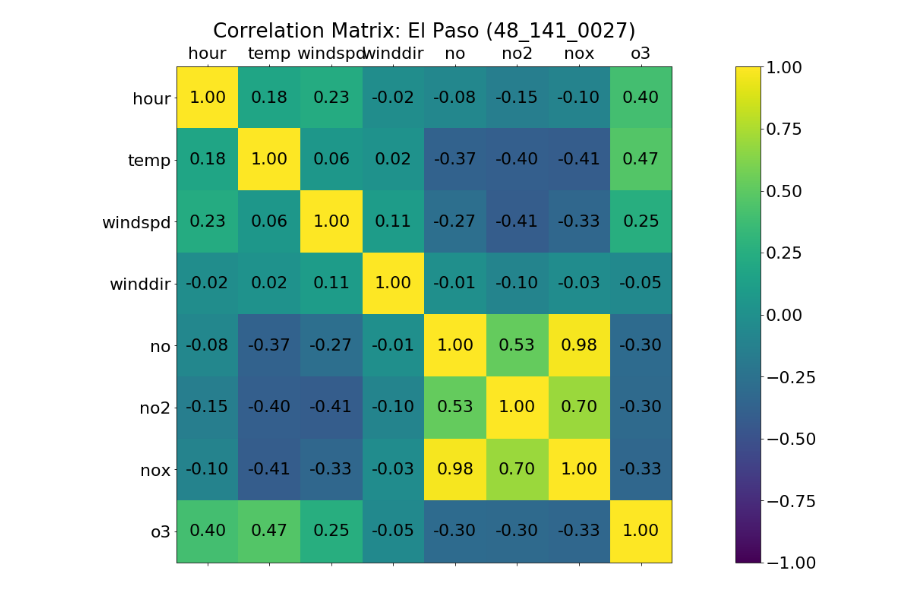
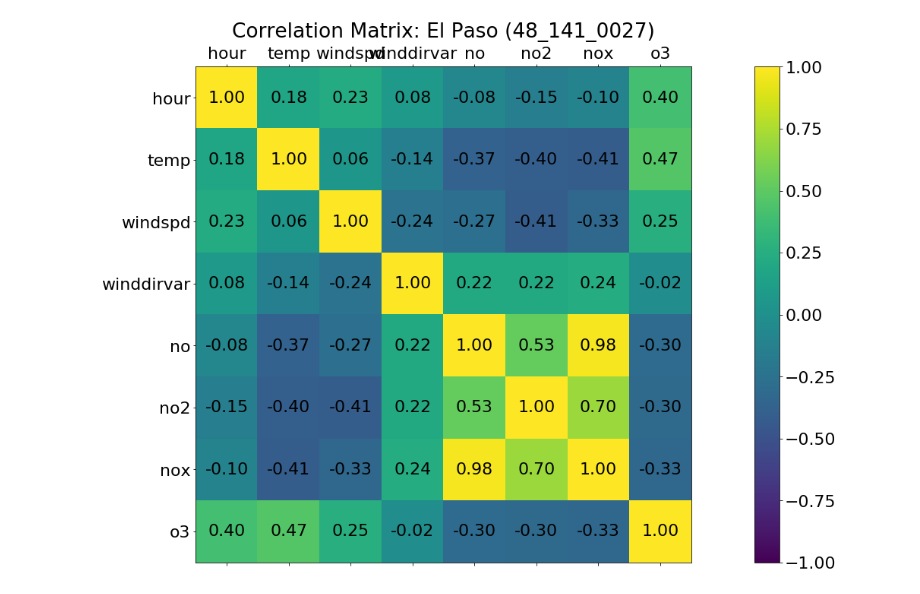
Before and after one commit to cidetraq/Air-Pollution, a Jupyter notebook: notebooks/pol_correlation.ipynb, the cells around one changed output. Cells and saved outputs as stored; diff of their text form; code cells hidden in the pictures.

```diff
--- a/notebooks/pol_correlation.ipynb
+++ b/notebooks/pol_correlation.ipynb
@@ -12,30 +12,34 @@ plt.rcParams.update({'font.size': 22})
 df = pandas.read_csv('../data-sample/ready/d00_single.csv')
 df = df.drop(['AQS_Code', 'Latitude', 'Longitude', 'epoch', 'day'], axis=1)
 
-data = df.drop(df.index[[0]])
+
+df['winddirvar'] = df['winddir'].rolling(12).std()
+
+for i in range(0, 12):
+    df = df.drop(df.index[[0]])
 # %%
-features = ['hour', 'temp', 'windspd', 'winddir', 'no', 'no2', 'nox', 'o3']
+features = ['hour', 'temp', 'windspd', 'winddirvar', 'no', 'no2', 'nox', 'o3']
 
 correlations = data[features].corr()
 
 # plot correlation matrix
 fig = plt.figure()
 ax = fig.add_subplot(111)
 cax = ax.matshow(correlations, vmin=-1, vmax=1)
 fig.colorbar(cax)
 
 xticks = np.arange(0,len(features),1)
 yticks = np.arange(0,len(features),1)
 
 for (i, j), z in np.ndenumerate(correlations):
     ax.text(j, i, '{:0.2f}'.format(z), ha='center', va='center')
 
 
 ax.set_xticks(xticks)
 ax.set_yticks(yticks)
 ax.set_xticklabels(features)
 ax.set_yticklabels(features)
 plt.title('Correlation Matrix: El Paso (48_141_0027)')
 plt.show()
 # %% [output]
-[figure, old version]
+[figure, new version]
```
